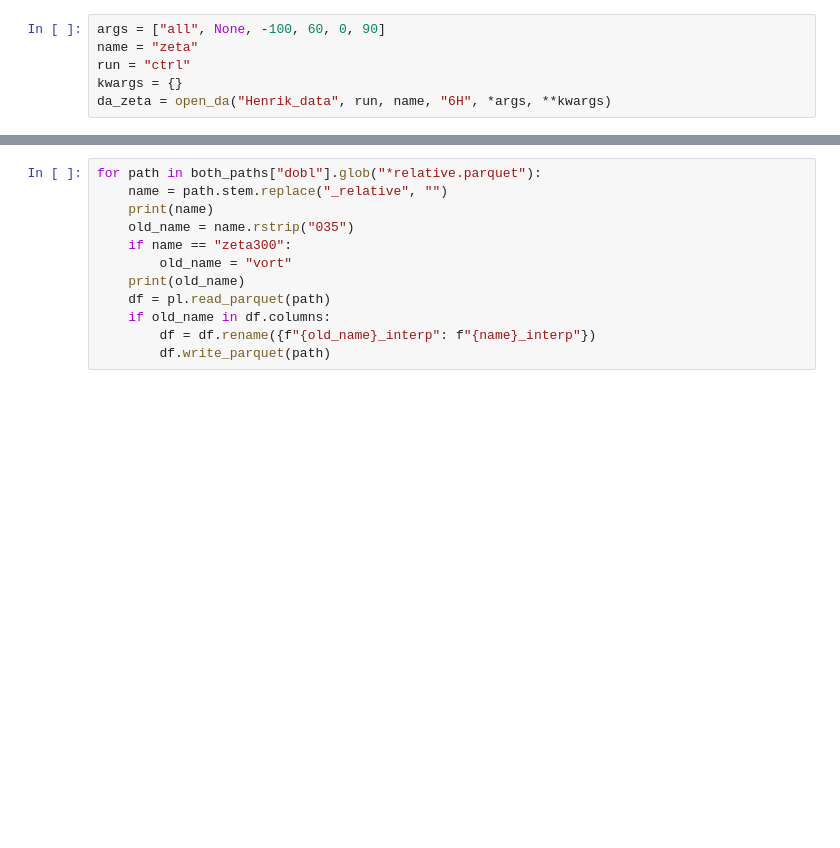
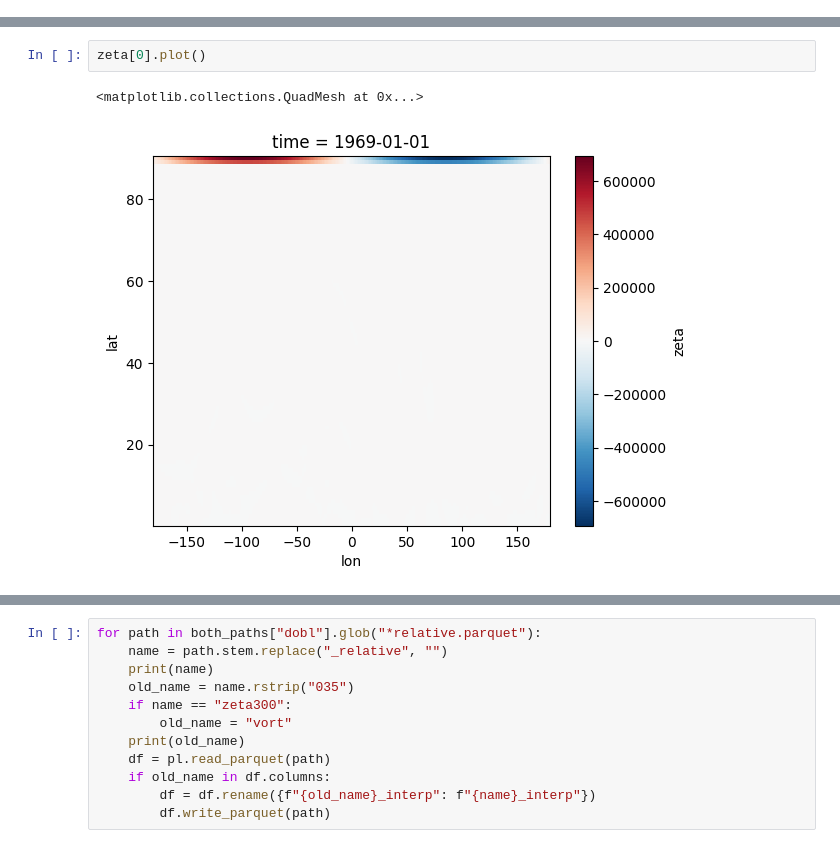
Before and after one commit to hbanderier/persistent-extremes-era5, a Jupyter notebook: Playgrounds/data_henrik_pg.ipynb, the cells around one changed output, grey strips where cells are left out. Drawn from its saved outputs; the diff is of its cells as text; blank space fills up the shorter version.

```diff
--- a/Playgrounds/data_henrik_pg.ipynb
+++ b/Playgrounds/data_henrik_pg.ipynb
@@ -139,6 +377,0 @@ to_xarray(dummy_da, out[0], "ones").mean("time").plot()
-# %%
-args = ["all", None, -100, 60, 0, 90]
-name = "zeta"
-run = "ctrl"
-kwargs = {}
-da_zeta = open_da("Henrik_data", run, name, "6H", *args, **kwargs)
@@ -165,0 +448,5 @@ plt.hist(zeta300.values.ravel() * 1e5, bins=np.arange(1, 21, 1) - 0.5)
+# %%
+zeta[0].plot()
+# %% [output]
+<matplotlib.collections.QuadMesh at 0x...>
+[figure, added]
```
Also changed, not shown: parts of 38 cells of this notebook, 3 other files.
